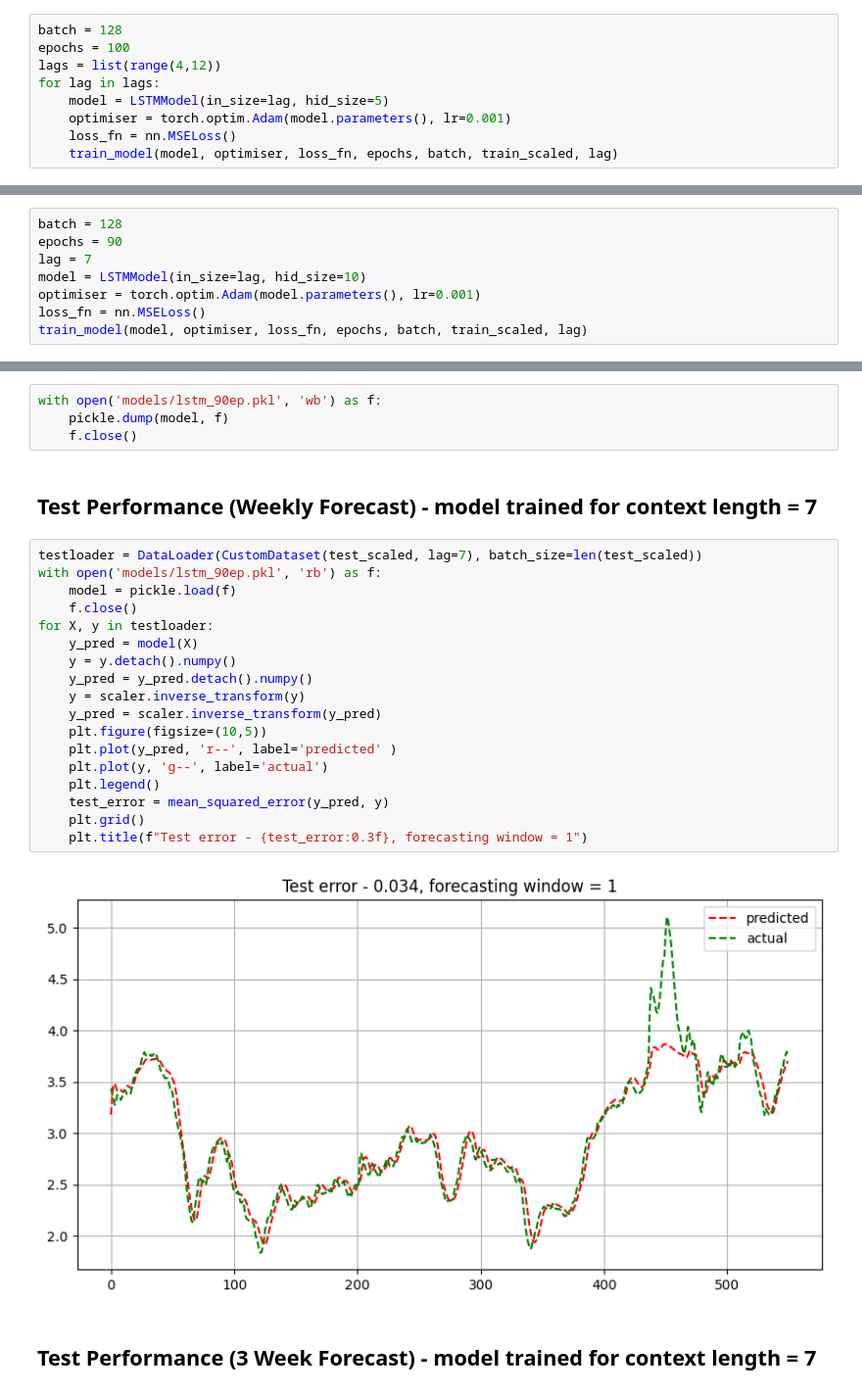
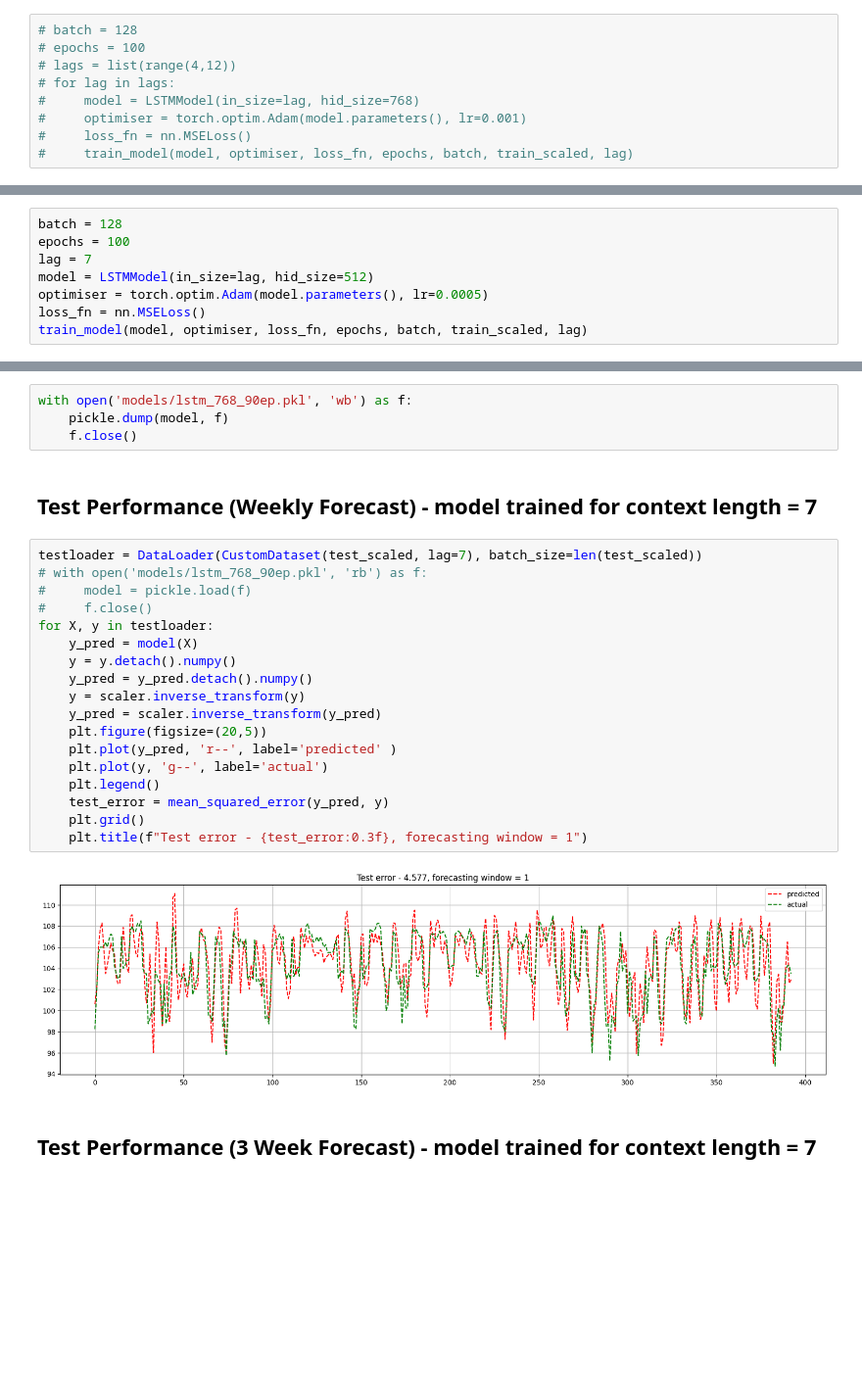
Before and after one commit to arnabroy734/LLM_assisted_timeseries, a Jupyter notebook: lstm.ipynb, the cells around one changed output, grey strips where cells are left out. Shown: that part at 98% size. Cells and saved outputs as stored; diff of their text form; blank space fills up the shorter version.

```diff
--- a/lstm.ipynb
+++ b/lstm.ipynb
@@ -132,11 +142,11 @@ def train_model(
     plt.title(f"Window Size = {lag}")
     plt.show()
 # %%
-batch = 128
-epochs = 100
-lags = list(range(4,12))
-for lag in lags:
-    model = LSTMModel(in_size=lag, hid_size=5)
-    optimiser = torch.optim.Adam(model.parameters(), lr=0.001)
-    loss_fn = nn.MSELoss()
-    train_model(model, optimiser, loss_fn, epochs, batch, train_scaled, lag)
+# batch = 128
+# epochs = 100
+# lags = list(range(4,12))
+# for lag in lags:
+#     model = LSTMModel(in_size=lag, hid_size=768)
+#     optimiser = torch.optim.Adam(model.parameters(), lr=0.001)
+#     loss_fn = nn.MSELoss()
+#     train_model(model, optimiser, loss_fn, epochs, batch, train_scaled, lag)
@@ -152,9 +153,9 @@ for lag in lags:
 # %%
 batch = 128
-epochs = 90
+epochs = 100
 lag = 7
-model = LSTMModel(in_size=lag, hid_size=10)
-optimiser = torch.optim.Adam(model.parameters(), lr=0.001)
+model = LSTMModel(in_size=lag, hid_size=512)
+optimiser = torch.optim.Adam(model.parameters(), lr=0.0005)
 loss_fn = nn.MSELoss()
 train_model(model, optimiser, loss_fn, epochs, batch, train_scaled, lag)
 # %% [output]
@@ -162,29 +163,29 @@ train_model(model, optimiser, loss_fn, epochs, batch, train_scaled, lag)
 # %%
-with open('models/lstm_90ep.pkl', 'wb') as f:
+with open('models/lstm_768_90ep.pkl', 'wb') as f:
     pickle.dump(model, f)
     f.close()
 # %% [markdown]
 ## Test Performance (Weekly Forecast) - model trained for context length  = 7
 # %%
 testloader = DataLoader(CustomDataset(test_scaled, lag=7), batch_size=len(test_scaled))
-with open('models/lstm_90ep.pkl', 'rb') as f:
-    model = pickle.load(f)
-    f.close()
+# with open('models/lstm_768_90ep.pkl', 'rb') as f:
+#     model = pickle.load(f)
+#     f.close()
 for X, y in testloader:
     y_pred = model(X)
     y = y.detach().numpy()
     y_pred = y_pred.detach().numpy()
     y = scaler.inverse_transform(y)
     y_pred = scaler.inverse_transform(y_pred)
-    plt.figure(figsize=(10,5))
+    plt.figure(figsize=(20,5))
     plt.plot(y_pred, 'r--', label='predicted' )
     plt.plot(y, 'g--', label='actual')
     plt.legend()
     test_error = mean_squared_error(y_pred, y)
     plt.grid()
     plt.title(f"Test error - {test_error:0.3f}, forecasting window = 1")
 # %% [output]
-[figure, old version]
+[figure, new version]
 # %% [markdown]
 ## Test Performance (3 Week Forecast) - model trained for context length  = 7
 # %%
```
Also changed, not shown: parts of 9 cells of this notebook, 40 other files.
